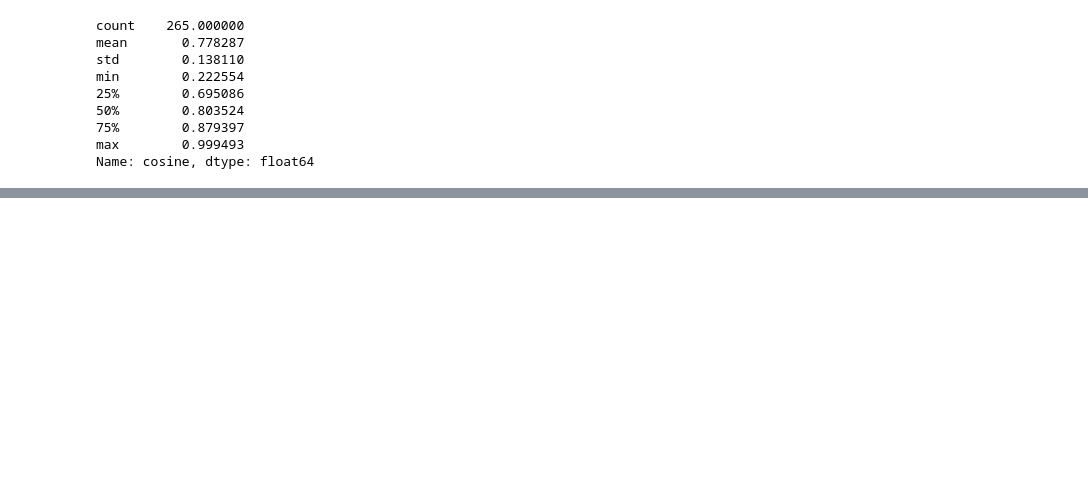
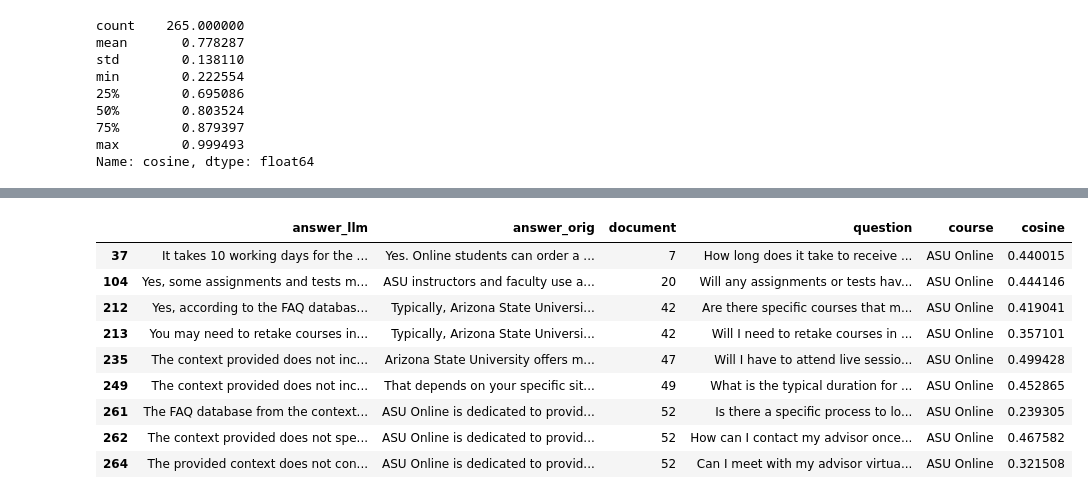
Before and after one commit to anicolas91/LLM_ASU_assistant, a Jupyter notebook: 01_rag_flow.ipynb, the cells around one changed output, grey strips where cells are left out. Saved outputs shown, nothing was run; the diff lists cells and outputs as text; code cells hidden in the pictures; blank space fills up the shorter version.

```diff
--- a/01_rag_flow.ipynb
+++ b/01_rag_flow.ipynb
@@ -360,0 +408,13 @@ plt.show()
+# %%
+f_temp
+# %% [output]
+|  | answer_llm | answer_orig | document | question | course | cosine |
+| 37 | It takes 10 working days for the ... | Yes. Online students can order a ... | 7 | How long does it take to receive ... | ASU Online | 0.440015 |
+| 104 | Yes, some assignments and tests m... | ASU instructors and faculty use a... | 20 | Will any assignments or tests hav... | ASU Online | 0.444146 |
+| 212 | Yes, according to the FAQ databas... | Typically, Arizona State Universi... | 42 | Are there specific courses that m... | ASU Online | 0.419041 |
+| 213 | You may need to retake courses in... | Typically, Arizona State Universi... | 42 | Will I need to retake courses in ... | ASU Online | 0.357101 |
+| 235 | The context provided does not inc... | Arizona State University offers m... | 47 | Will I have to attend live sessio... | ASU Online | 0.499428 |
+| 249 | The context provided does not inc... | That depends on your specific sit... | 49 | What is the typical duration for ... | ASU Online | 0.452865 |
+| 261 | The FAQ database from the context... | ASU Online is dedicated to provid... | 52 | Is there a specific process to lo... | ASU Online | 0.239305 |
+| 262 | The context provided does not spe... | ASU Online is dedicated to provid... | 52 | How can I contact my advisor once... | ASU Online | 0.467582 |
+| 264 | The provided context does not con... | ASU Online is dedicated to provid... | 52 | Can I meet with my advisor virtua... | ASU Online | 0.321508 |
```
Also changed, not shown: parts of 11 cells of this notebook, 5 other files.
